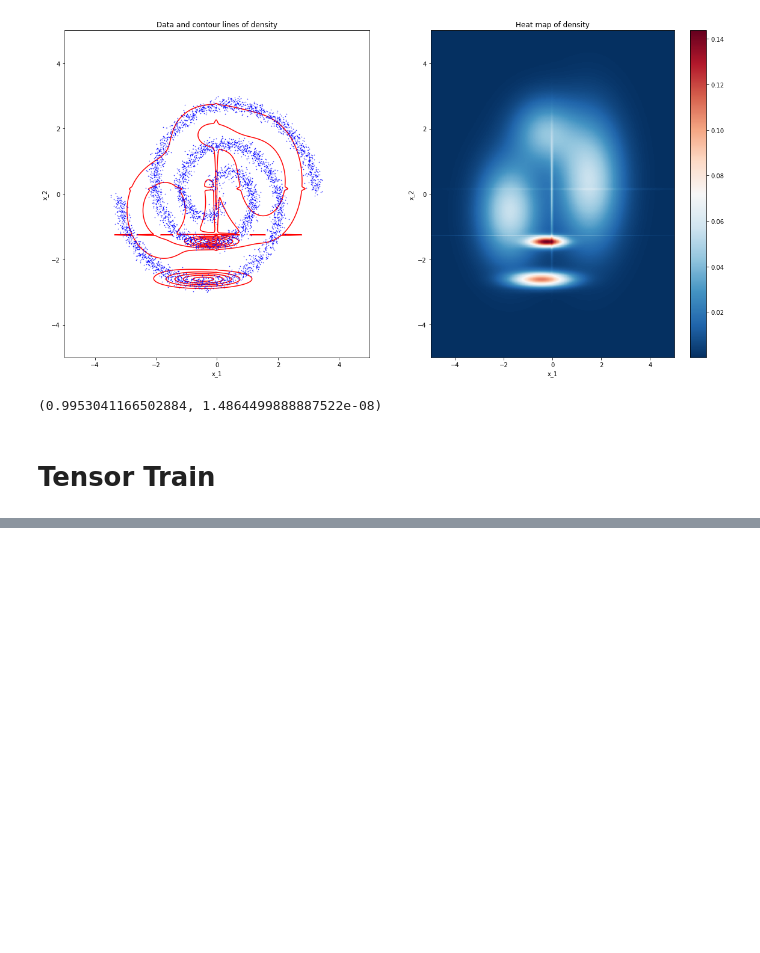
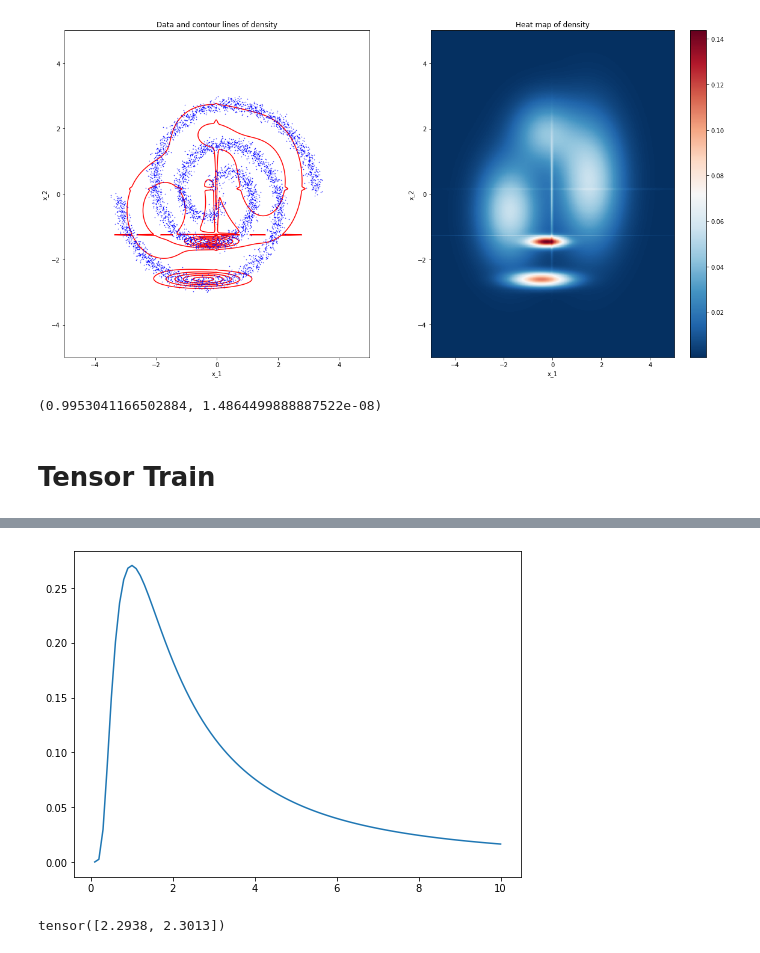
Before and after one commit to jonasvj/TFDE, a Jupyter notebook: gmm_notebook.ipynb, the cells around one changed output, grey strips where cells are left out. Drawn from its saved outputs; the diff is of its cells as text; code cells hidden in the pictures; blank space fills up the shorter version.

```diff
--- a/gmm_notebook.ipynb
+++ b/gmm_notebook.ipynb
@@ -835,0 +859,12 @@ model.unit_test([(-5, 5), (-5, 5)], opts={'epsabs': 0.01}) # Allow a larger erro
+# %%
+x = np.linspace(0,10, 100)
+y = torch.exp(dist.InverseGamma(1,2).log_prob(torch.tensor(x))).numpy()
+plt.figure(figsize=(8,6))
+plt.plot(x,y)
+plt.show()
+# %% [output]
+[figure, added]
+# %%
+data.std(dim=0)
+# %% [output]
+tensor([2.2938, 2.3013])
```
Also changed, not shown: parts of 8 cells of this notebook.
